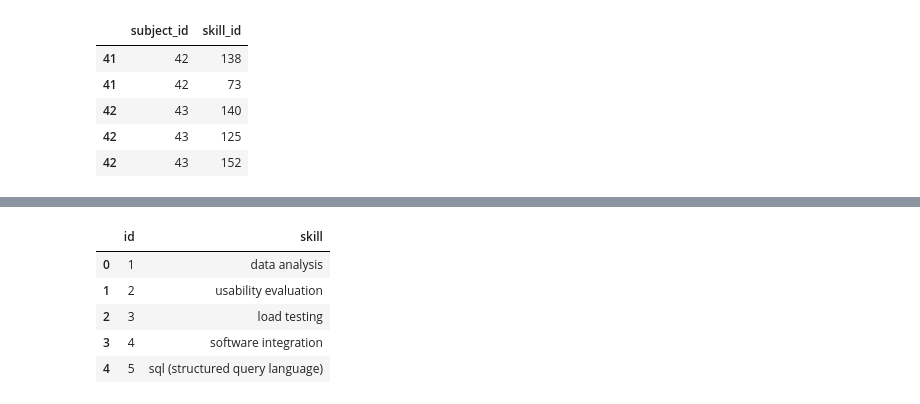
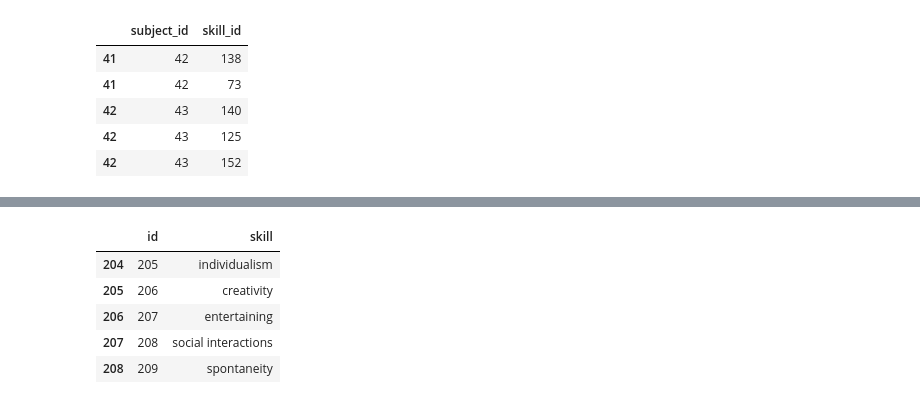
Before and after one commit to ron-ligsay/course-u, a Jupyter notebook: course_u/src/notebooks/skill_mapping.ipynb, the cells around one changed output, grey strips where cells are left out. Saved outputs shown, nothing was run; the diff lists cells and outputs as text; code cells hidden in the pictures.

```diff
--- a/course_u/src/notebooks/skill_mapping.ipynb
+++ b/course_u/src/notebooks/skill_mapping.ipynb
@@ -12,0 +40,8 @@ website_skill.tail()
+# %%
+# remove null
+website_skill = website_skill.dropna()
+# %%
+# drop id column and create a new id column
+website_skill = website_skill.drop(columns=['id'])
+website_skill['id'] = range(1, len(website_skill) + 1)
+website_skill.tail()
@@ -12,0 +55,4 @@ website_skill.tail()
+# %%
+# reset index
+website_skill = website_skill.reset_index(drop=True)
+website_skill.tail()
@@ -13,3 +75,9 @@ website_skill.tail()
+# %%
+# reoder columns
+website_skill = website_skill[['id', 'skill']]
+
+# save to csv
+website_skill.to_csv('../../static/csv/website_skill.csv', index=False)
 # %%
 skill_mapping = website_skill.set_index('skill')['id'].to_dict()
 skill_mapping
@@ -245,12 +429,12 @@ mbti_skills.to_csv('../../static/csv/personality_mbti_skill_.csv', index=False)
 # %%
-website_skill.head()
+website_skill.tail()
 # %% [output]
 |  | id | skill |
-| 0 | 1 | data analysis |
-| 1 | 2 | usability evaluation |
-| 2 | 3 | load testing |
-| 3 | 4 | software integration |
-| 4 | 5 | sql (structured query language) |
+| 204 | 205 | individualism |
+| 205 | 206 | creativity |
+| 206 | 207 | entertaining |
+| 207 | 208 | social interactions |
+| 208 | 209 | spontaneity |
 # %%
 # save to csv
 website_skill.to_csv('../../static/csv/website_skill.csv', index=False)
```
Also changed, not shown: parts of 33 cells of this notebook.
